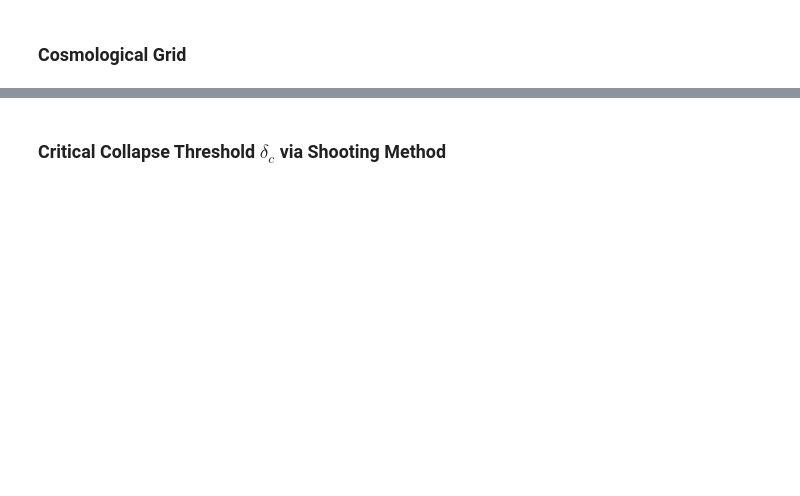
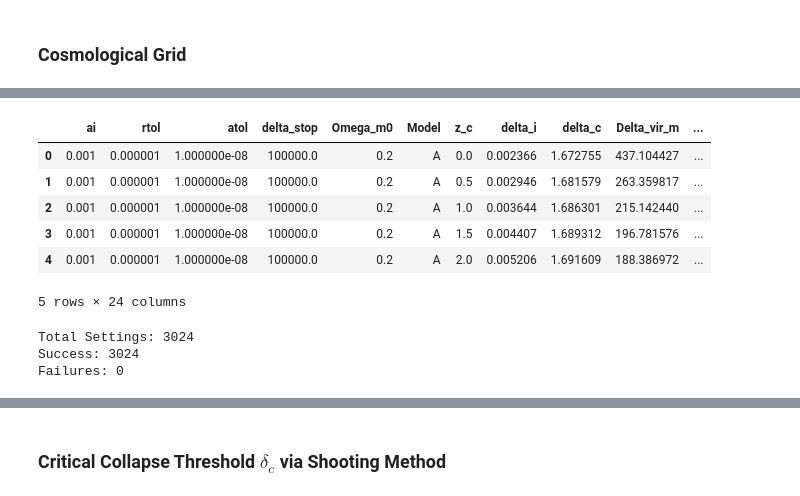
Before and after one commit to Alexx-Sanderr/2026_Numerical_Cosmology_I, a Jupyter notebook: EP_II/analysis/analysis_spherical_collapse.ipynb, the cells around one changed output, grey strips where cells are left out. Saved outputs shown, nothing was run; the diff lists cells and outputs as text; code cells hidden in the pictures; blank space fills up the shorter version.

```diff
--- a/EP_II/analysis/analysis_spherical_collapse.ipynb
+++ b/EP_II/analysis/analysis_spherical_collapse.ipynb
@@ -398,0 +683,19 @@ plt.show()
+# %%
+convergence_df = pd.read_csv("convergence_results.csv")
+df_plot = convergence_df[convergence_df["status"] == "success"].copy()
+
+display(convergence_df.head())
+print(f"Total Settings: {len(convergence_df)}")
+print(f"Success: {(convergence_df['status'] == 'success').sum()}")
+print(f"Failures: {(convergence_df['status'] == 'failed').sum()}")
+# %% [output]
+|  | ai | rtol | atol | delta_stop | Omega_m0 | Model | z_c | delta_i | delta_c | Delta_vir_m | ... |
+| 0 | 0.001 | 0.000001 | 1.000000e-08 | 100000.0 | 0.2 | A | 0.0 | 0.002366 | 1.672755 | 437.104427 | ... |
+| 1 | 0.001 | 0.000001 | 1.000000e-08 | 100000.0 | 0.2 | A | 0.5 | 0.002946 | 1.681579 | 263.359817 | ... |
+| 2 | 0.001 | 0.000001 | 1.000000e-08 | 100000.0 | 0.2 | A | 1.0 | 0.003644 | 1.686301 | 215.142440 | ... |
+| 3 | 0.001 | 0.000001 | 1.000000e-08 | 100000.0 | 0.2 | A | 1.5 | 0.004407 | 1.689312 | 196.781576 | ... |
+| 4 | 0.001 | 0.000001 | 1.000000e-08 | 100000.0 | 0.2 | A | 2.0 | 0.005206 | 1.691609 | 188.386972 | ... |
+5 rows × 24 columns
+Total Settings: 3024
+Success: 3024
+Failures: 0
```
Also changed, not shown: parts of 28 cells of this notebook, 5 other files.
